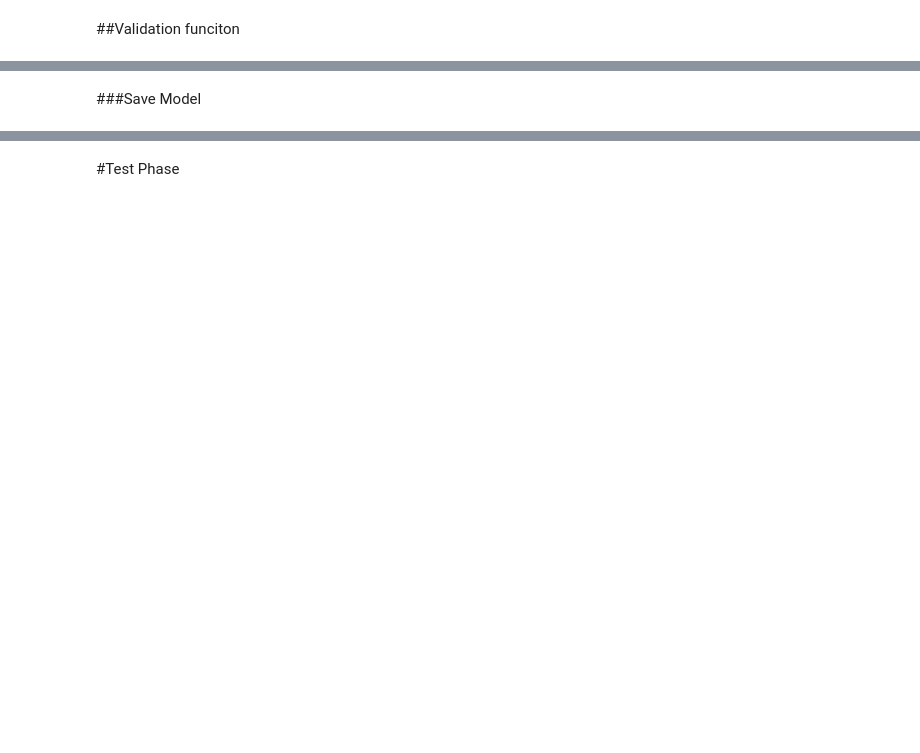
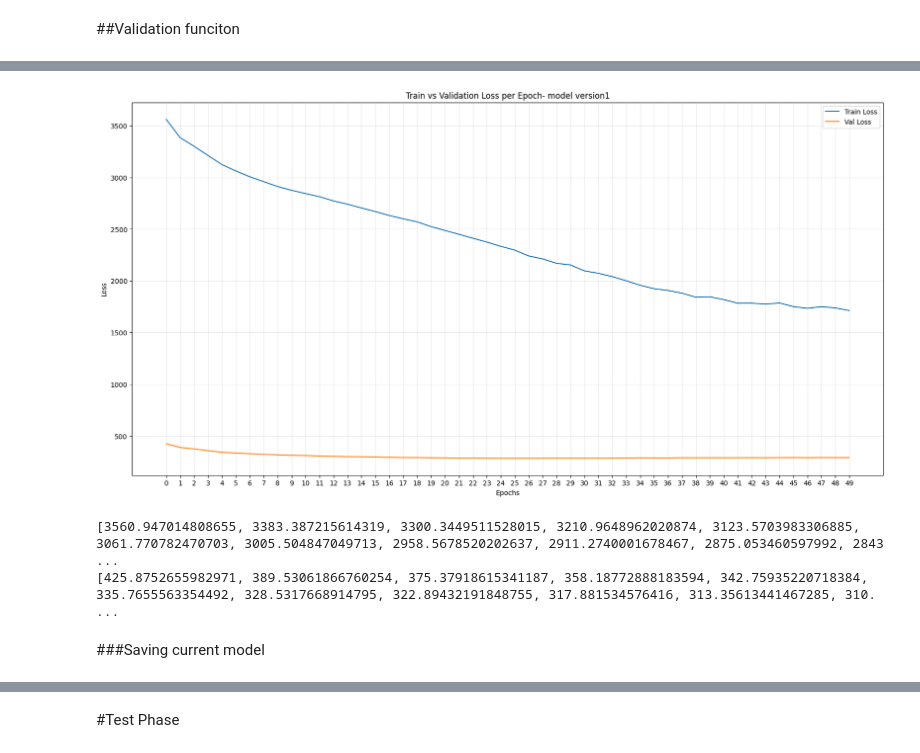
Before and after one commit to Sassotek/Mechanistic-Interpretability-for-Vision-Models-Optimization, a Jupyter notebook: Mechanistic_Interpretability_for_Vision_Models_Optimization_code.ipynb, the cells around one changed output, grey strips where cells are left out. Saved outputs shown, nothing was run; the diff lists cells and outputs as text; code cells hidden in the pictures; blank space fills up the shorter version.

```diff
--- a/Mechanistic_Interpretability_for_Vision_Models_Optimization_code.ipynb
+++ b/Mechanistic_Interpretability_for_Vision_Models_Optimization_code.ipynb
@@ -1508,20 +1756,18 @@ KeyboardInterrupt:
 # %%
 #VisionTransformer_ 10.8% LR: 0.#Train and Validation Loss
 
 list_epochs=list(range(0,len(loss_train_list)))
 plt.figure(figsize=(20, 10))
 plt.plot(loss_train_list, label="Train Loss")
 plt.plot(loss_val_list, label="Val Loss")
+plt.title(f"Train vs Validation Loss per Epoch- model version{version}")
 plt.legend(loc="upper right")
 plt.xlabel("Epochs")
 plt.ylabel("Loss")
 plt.xticks(list_epochs)
 plt.grid(linestyle='-',alpha=0.3)
-# Logaritmic axis for y
-
 
 plt.grid(linestyle='-',alpha=0.3)
 plt.show()
-#
+# %% [output]
+[figure, added]
-# %% [markdown]
-###Save Model
@@ -1534,0 +1774,8 @@ if device_name in device_list:
+# %%
+print(loss_train_list)
+print(loss_val_list)
+# %% [output]
+[3560.947014808655, 3383.387215614319, 3300.3449511528015, 3210.9648962020874, 3123.5703983306885, 3061.770782470703, 3005.504847049713, 2958.5678520202637, 2911.2740001678467, 2875.053460597992, 2843 ...
+[425.8752655982971, 389.53061866760254, 375.37918615341187, 358.18772888183594, 342.75935220718384, 335.7655563354492, 328.5317668914795, 322.89432191848755, 317.881534576416, 313.35613441467285, 310. ...
+# %% [markdown]
+###Saving current model
```
Also changed, not shown: parts of 29 cells of this notebook.
